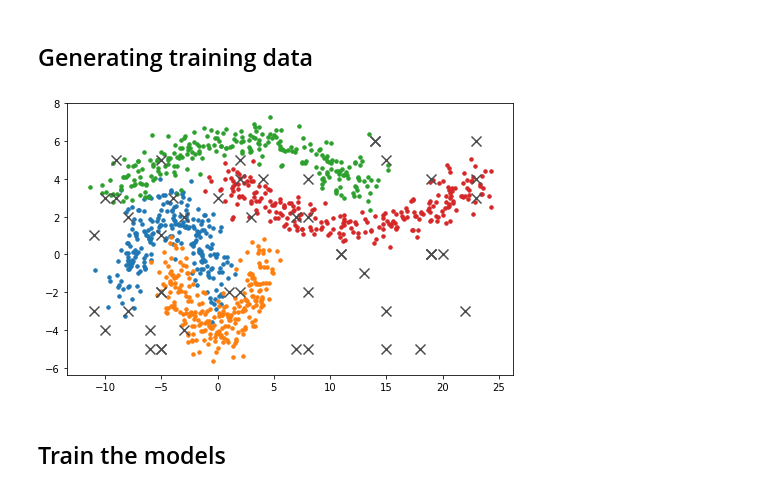
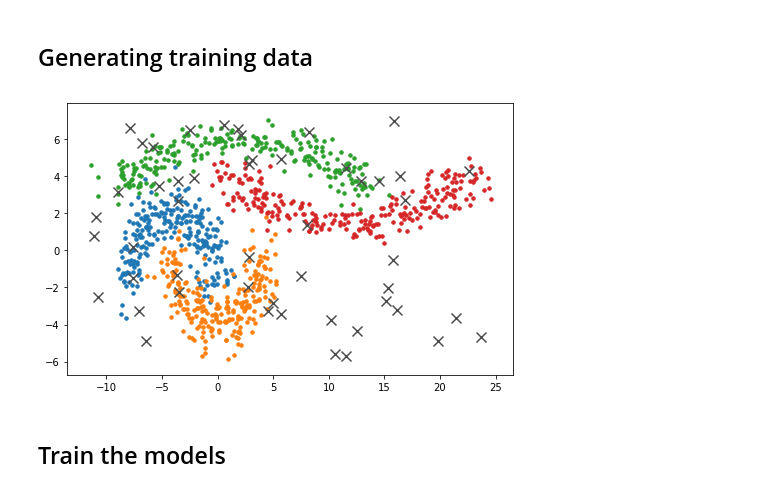
Before and after one commit to Dimension4/random-forest, a Jupyter notebook: sample.ipynb, the cells around one changed output. Cells and saved outputs as stored; diff of their text form; code cells hidden in the pictures.

```diff
--- a/sample.ipynb
+++ b/sample.ipynb
@@ -33,26 +39,27 @@ def plot_data(data, label, **kwargs):
 # %%
 N = 500
 T = 50
 
 x1, y1 = gen.make_moons(n_samples=N, noise=0.2)
 x2, y2 = gen.make_moons(n_samples=N, noise=0.15)
 #x3, y3 = gen.make_blobs(n_samples=N, centers=4, center_box=(-5, 5))
 y2 += 2
 x1 = (x1 - (1, 0.5)) * 4
 x2 = (x2 + (0.2, 1)) * (10, 3)
 data = np.concatenate((x1, x2))
 label = np.concatenate((y1, y2))
 bounds = min(data[:,0]), max(data[:,0]), min(data[:,1]), max(data[:,1])
-test = np.array(list(zip(np.random.randint(bounds[0], bounds[1], T),
-                         np.random.randint(bounds[2], bounds[3], T))))
+
+test = np.c_[np.random.rand(T, 1) * (bounds[1] - bounds[0]) + bounds[0],
+             np.random.rand(T, 1) * (bounds[3] - bounds[2]) + bounds[2]]
 
 plot_data(data, label, s=12)
 
 plt.scatter(test[:,0], test[:,1], color='0.3', marker='x', s = 10**2)
 plt.gcf().set_size_inches(8, 5)
 plt.show()
 # %% [output]
-[figure, old version]
+[figure, new version]
 # %% [markdown]
 ## Train the models
 # %%
```
Also changed, not shown: parts of 4 cells of this notebook.
